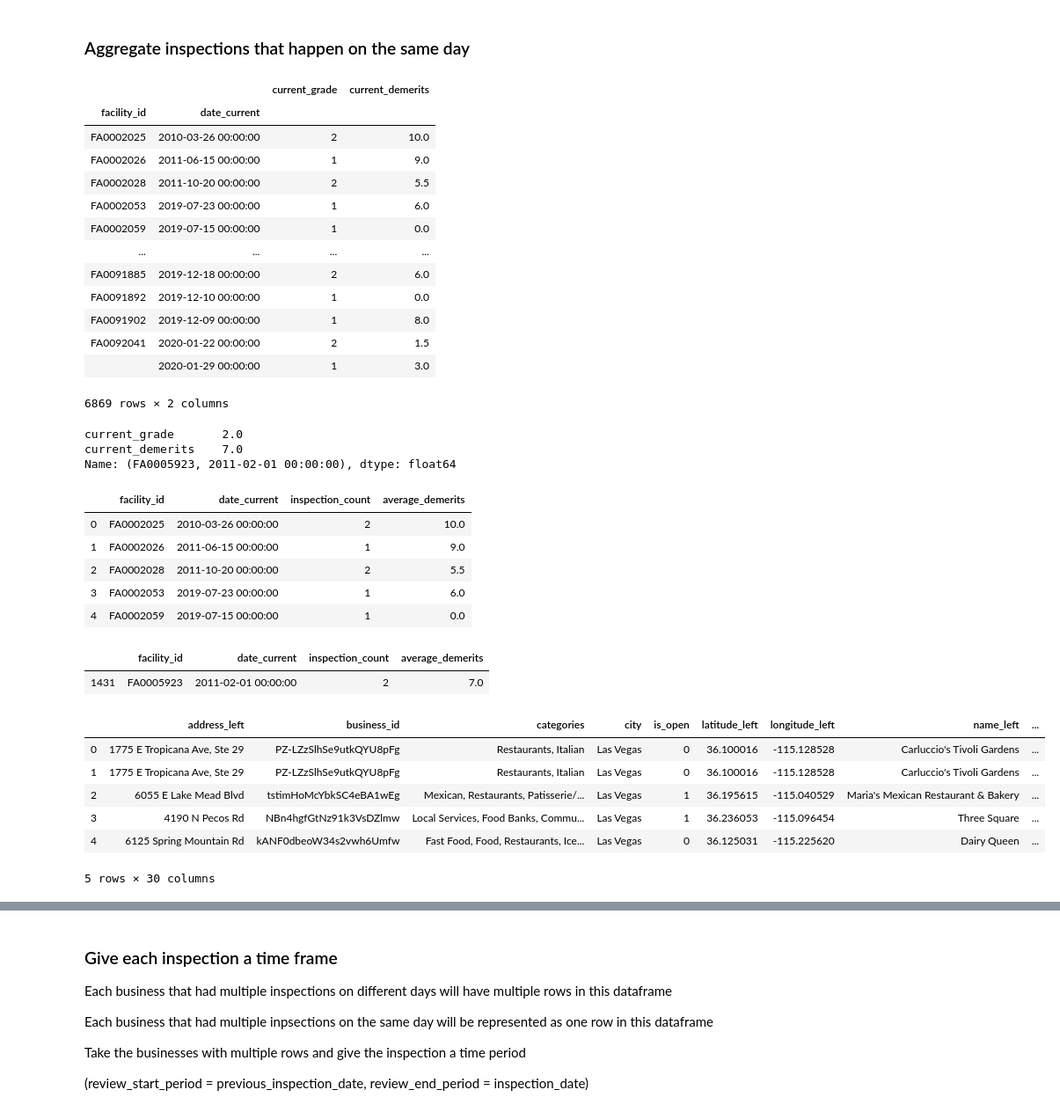
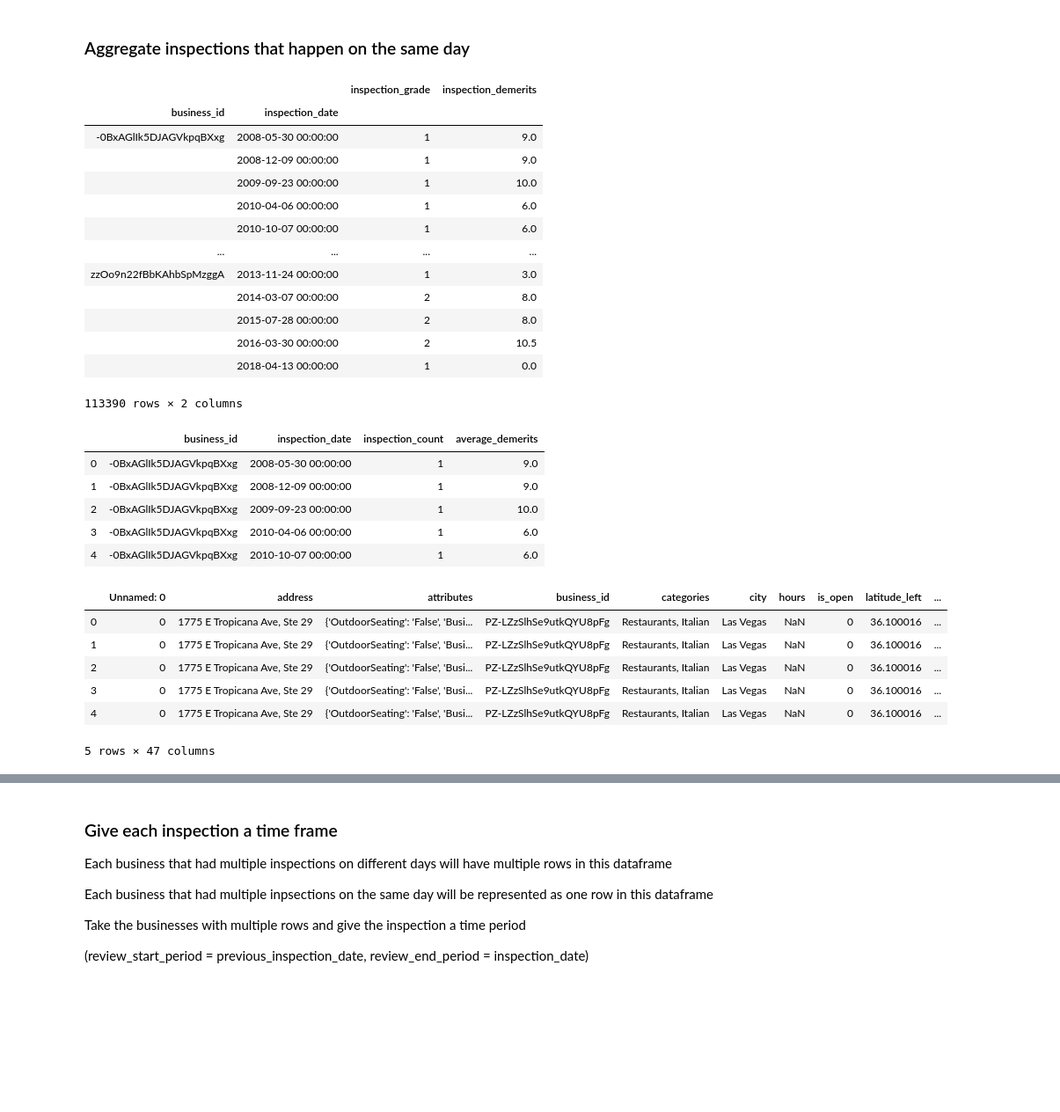
Before and after one commit to RishabPanyam96/Las_Vegas_Food_Inspection, a Jupyter notebook: code/review_inspection_merge.ipynb, the cells around one changed output, grey strips where cells are left out. Shown at 88% size. Cells and saved outputs as stored; diff of their text form; code cells hidden in the pictures; blank space fills up the shorter version.

```diff
--- a/code/review_inspection_merge.ipynb
+++ b/code/review_inspection_merge.ipynb
@@ -185,6 +282,6 @@ is_valid               0
 dtype: int64
 # %%
-business_ment_df = business_ment_df.dropna(axis='index', subset=['current_grade'])
+# business_ment_df = business_ment_df.dropna(axis='index', subset=['current_grade'])
 business_ment_df = business_ment_df.drop(columns=['nciaa'])
 business_ment_df.isna().sum()
 # %% [output]
@@ -223,7 +324,7 @@ Index(['address_left', 'business_id', 'categories', 'city', 'is_open',
       dtype='object')
 # %%
-business_ment_df = business_ment_df.drop(columns=['previous_grade', 'date_previous', 'name_right',
-                                                  'is_valid', 'address_x'])
+business_ment_df = business_ment_df.drop(columns=['current_grade', 'current_demerits', 'previous_grade',
+                                                  'date_previous', 'name_right', 'is_valid', 'address_x'])
 # %%
 business_ment_df.head()
 # %% [output]
@@ -237,42 +338,31 @@ business_ment_df.head()
 # %% [markdown]
 ### Aggregate inspections that happen on the same day
 # %%
-count_df = business_ment_df.groupby(['facility_id', 'date_current']).agg({'current_grade': 'count', 'current_demerits': 'mean'})
+count_df = business_ment_df.groupby(['business_id', 'inspection_date']).agg({'inspection_grade': 'count', 'inspection_demerits': 'mean'})
 count_df
 # %% [output]
-|  |  | current_grade | current_demerits |
-| facility_id | date_current |  |  |
-| FA0002025 | 2010-03-26 00:00:00 | 2 | 10.0 |
-| FA0002026 | 2011-06-15 00:00:00 | 1 | 9.0 |
-| FA0002028 | 2011-10-20 00:00:00 | 2 | 5.5 |
-| FA0002053 | 2019-07-23 00:00:00 | 1 | 6.0 |
-| FA0002059 | 2019-07-15 00:00:00 | 1 | 0.0 |
+|  |  | inspection_grade | inspection_demerits |
+| business_id | inspection_date |  |  |
+| -0BxAGlIk5DJAGVkpqBXxg | 2008-05-30 00:00:00 | 1 | 9.0 |
+|  | 2008-12-09 00:00:00 | 1 | 9.0 |
+|  | 2009-09-23 00:00:00 | 1 | 10.0 |
+|  | 2010-04-06 00:00:00 | 1 | 6.0 |
+|  | 2010-10-07 00:00:00 | 1 | 6.0 |
 | ... | ... | ... | ... |
-| FA0091885 | 2019-12-18 00:00:00 | 2 | 6.0 |
-| FA0091892 | 2019-12-10 00:00:00 | 1 | 0.0 |
-| FA0091902 | 2019-12-09 00:00:00 | 1 | 8.0 |
-| FA0092041 | 2020-01-22 00:00:00 | 2 | 1.5 |
-|  | 2020-01-29 00:00:00 | 1 | 3.0 |
+| zzOo9n22fBbKAhbSpMzggA | 2013-11-24 00:00:00 | 1 | 3.0 |
+|  | 2014-03-07 00:00:00 | 2 | 8.0 |
+|  | 2015-07-28 00:00:00 | 2 | 8.0 |
+|  | 2016-03-30 00:00:00 | 2 | 10.5 |
+|  | 2018-04-13 00:00:00 | 1 | 0.0 |
-6869 rows × 2 columns
+113390 rows × 2 columns
-# %%
-count_df.loc[("FA0005923", "2011-02-01 00:00:00")]
-# %% [output]
-current_grade       2.0
-current_demerits    7.0
-Name: (FA0005923, 2011-02-01 00:00:00), dtype: float64
 # %%
 count_df = count_df.reset_index()
-count_df = count_df.rename(columns={'current_grade': 'inspection_count', 'current_demerits': 'average_demerits'})
+count_df = count_df.rename(columns={'inspection_grade': 'inspection_count', 'inspection_demerits': 'average_demerits'})
 count_df.head()
 # %% [output]
-|  | facility_id | date_current | inspection_count | average_demerits |
-| 0 | FA0002025 | 2010-03-26 00:00:00 | 2 | 10.0 |
-| 1 | FA0002026 | 2011-06-15 00:00:00 | 1 | 9.0 |
-| 2 | FA0002028 | 2011-10-20 00:00:00 | 2 | 5.5 |
-| 3 | FA0002053 | 2019-07-23 00:00:00 | 1 | 6.0 |
-| 4 | FA0002059 | 2019-07-15 00:00:00 | 1 | 0.0 |
+|  | business_id | inspection_date | inspection_count | average_demerits |
+| 0 | -0BxAGlIk5DJAGVkpqBXxg | 2008-05-30 00:00:00 | 1 | 9.0 |
+| 1 | -0BxAGlIk5DJAGVkpqBXxg | 2008-12-09 00:00:00 | 1 | 9.0 |
+| 2 | -0BxAGlIk5DJAGVkpqBXxg | 2009-09-23 00:00:00 | 1 | 10.0 |
+| 3 | -0BxAGlIk5DJAGVkpqBXxg | 2010-04-06 00:00:00 | 1 | 6.0 |
+| 4 | -0BxAGlIk5DJAGVkpqBXxg | 2010-10-07 00:00:00 | 1 | 6.0 |
-# %%
-count_df[count_df['facility_id'] == 'FA0005923']
-# %% [output]
-|  | facility_id | date_current | inspection_count | average_demerits |
-| 1431 | FA0005923 | 2011-02-01 00:00:00 | 2 | 7.0 |
@@ -279,11 +371,11 @@ count_df[count_df['facility_id'] == 'FA0005923']
 # %%
-agg_inspection_df = business_ment_df.merge(count_df, how='inner', on=['facility_id', 'date_current'])
+agg_inspection_df = business_ment_df.merge(count_df, how='inner', on=['business_id', 'inspection_date'])
 agg_inspection_df.head()
 # %% [output]
-|  | address_left | business_id | categories | city | is_open | latitude_left | longitude_left | name_left | ... |
-| 0 | 1775 E Tropicana Ave, Ste 29 | PZ-LZzSlhSe9utkQYU8pFg | Restaurants, Italian | Las Vegas | 0 | 36.100016 | -115.128528 | Carluccio's Tivoli Gardens | ... |
-| 1 | 1775 E Tropicana Ave, Ste 29 | PZ-LZzSlhSe9utkQYU8pFg | Restaurants, Italian | Las Vegas | 0 | 36.100016 | -115.128528 | Carluccio's Tivoli Gardens | ... |
-| 2 | 6055 E Lake Mead Blvd | tstimHoMcYbkSC4eBA1wEg | Mexican, Restaurants, Patisserie/... | Las Vegas | 1 | 36.195615 | -115.040529 | Maria's Mexican Restaurant & Bakery | ... |
-| 3 | 4190 N Pecos Rd | NBn4hgfGtNz91k3VsDZlmw | Local Services, Food Banks, Commu... | Las Vegas | 1 | 36.236053 | -115.096454 | Three Square | ... |
-| 4 | 6125 Spring Mountain Rd | kANF0dbeoW34s2vwh6Umfw | Fast Food, Food, Restaurants, Ice... | Las Vegas | 0 | 36.125031 | -115.225620 | Dairy Queen | ... |
+|  | Unnamed: 0 | address | attributes | business_id | categories | city | hours | is_open | latitude_left | ... |
+| 0 | 0 | 1775 E Tropicana Ave, Ste 29 | {'OutdoorSeating': 'False', 'Busi... | PZ-LZzSlhSe9utkQYU8pFg | Restaurants, Italian | Las Vegas | NaN | 0 | 36.100016 | ... |
+| 1 | 0 | 1775 E Tropicana Ave, Ste 29 | {'OutdoorSeating': 'False', 'Busi... | PZ-LZzSlhSe9utkQYU8pFg | Restaurants, Italian | Las Vegas | NaN | 0 | 36.100016 | ... |
+| 2 | 0 | 1775 E Tropicana Ave, Ste 29 | {'OutdoorSeating': 'False', 'Busi... | PZ-LZzSlhSe9utkQYU8pFg | Restaurants, Italian | Las Vegas | NaN | 0 | 36.100016 | ... |
+| 3 | 0 | 1775 E Tropicana Ave, Ste 29 | {'OutdoorSeating': 'False', 'Busi... | PZ-LZzSlhSe9utkQYU8pFg | Restaurants, Italian | Las Vegas | NaN | 0 | 36.100016 | ... |
+| 4 | 0 | 1775 E Tropicana Ave, Ste 29 | {'OutdoorSeating': 'False', 'Busi... | PZ-LZzSlhSe9utkQYU8pFg | Restaurants, Italian | Las Vegas | NaN | 0 | 36.100016 | ... |
-5 rows × 30 columns
+5 rows × 47 columns
```
Also changed, not shown: parts of 90 cells of this notebook, 1 other file.
